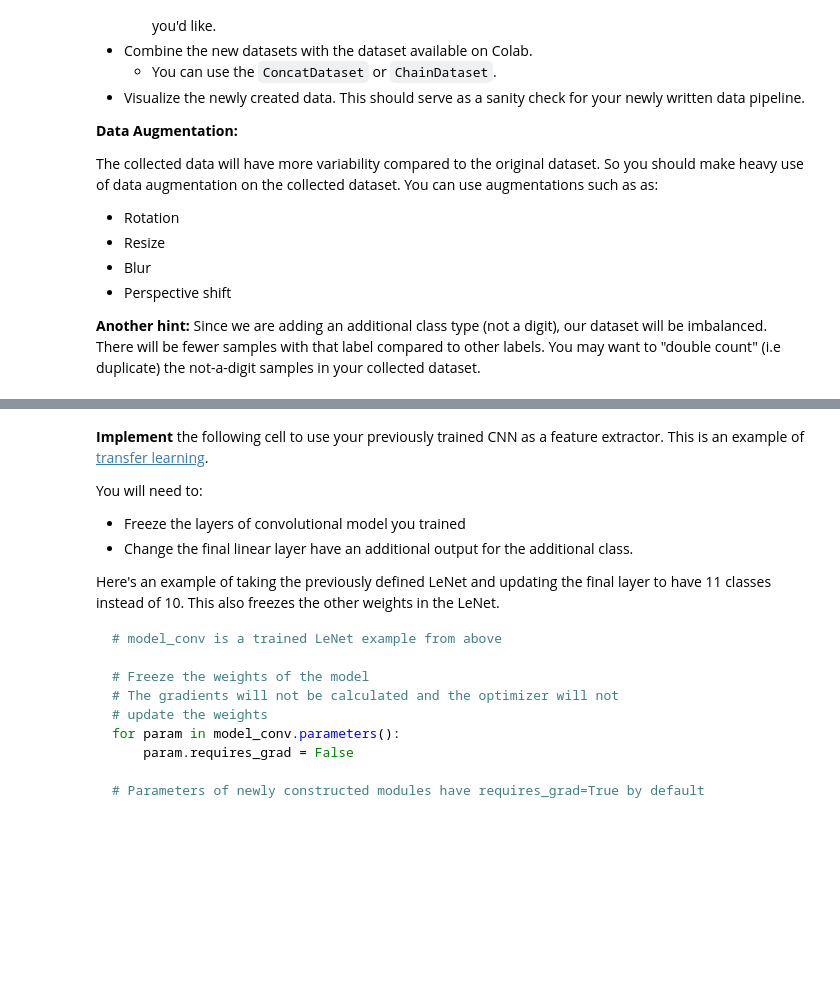
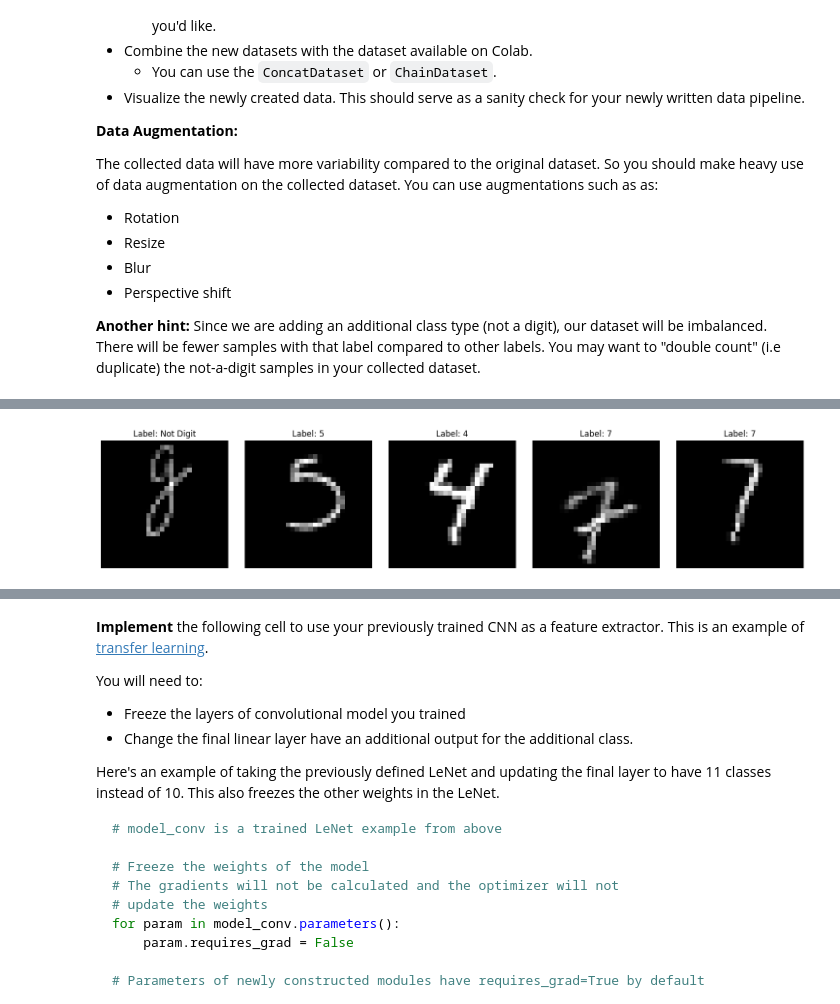
Before and after one commit to amantha6/Chess_Game, a Jupyter notebook: cs480e_2024,3f_assignment3.ipynb, the cells around one changed output, grey strips where cells are left out. Drawn from its saved outputs; the diff is of its cells as text; code cells hidden in the pictures; blank space fills up the shorter version.

```diff
--- a/cs480e_2024,3f_assignment3.ipynb
+++ b/cs480e_2024,3f_assignment3.ipynb
@@ -969,3 +1280,95 @@ So you should make heavy use of data augmentation on the collected dataset. You
 - Perspective shift
 
 **Another hint:** Since we are adding an additional class type (not a digit), our dataset will be imbalanced. There will be fewer samples with that label compared to other labels. You may want to "double count" (i.e duplicate) the not-a-digit samples in your collected dataset.
+# %%
+import torch
+from torch.utils.data import Dataset
+from google.colab import drive
+from torchvision import transforms
+import matplotlib.pyplot as plt
+
+# 1. Mount Google Drive
+drive.mount('/content/drive')
+
+# 2. Helper function to load and parse data
+def _data_parser_helper(csv_file_name):
+    X = []
+    Y = []
+    with open(csv_file_name, 'r') as _file:
+        csv_reader = csv.reader(_file, delimiter=",")
+        for row in csv_reader:
+            Y.append(int(row[0]))
+            X.append([float(i)/255.0 for i in row[1:]])  # Normalize pixel values
+    return (np.array(X), np.array(Y))
+
+# 3. Create Dataset class
+class MNIST580E(Dataset):
+    def __init__(self, is_training=True, transform=None):
+        # Load appropriate dataset
+        if is_training:
+            self._data, self._label = _data_parser_helper('/content/drive/MyDrive/MNIST580E_training.csv')
+        else:
+            self._data, self._label = _data_parser_helper('/content/drive/MyDrive/MNIST580E_test.csv')
+
+        # Reshape data to (N, C, H, W) format
+        self._data = torch.from_numpy(self._data.reshape(-1, 1, 28, 28)).float()
+        self._label = torch.from_numpy(self._label).long()
+        self.transform = transform
+
+    def __len__(self):
+        return len(self._data)
+
+    def __getitem__(self, idx):
+        image = self._data[idx]
+        label = self._label[idx]
+
+        if self.transform:
+            image = self.transform(image)
+
+        return image, label
+
+# 4. Define transforms with augmentation
+transform = transforms.Compose([
+    transforms.RandomRotation(15),
+    transforms.RandomAffine(degrees=0, translate=(0.1, 0.1)),
+    transforms.RandomPerspective(distortion_scale=0.2, p=0.5),
+    transforms.Normalize((0.1307,), (0.3081,))
+])
+
+# 5. Create training and test datasets
+train_dataset = MNIST580E(is_training=True, transform=transform)
+test_dataset = MNIST580E(is_training=False, transform=transform)
+
+# 6. Visualize some samples
+def visualize_samples(dataset, num_samples=5):
+    plt.figure(figsize=(15, 3))
+    for i in range(num_samples):
+        plt.subplot(1, num_samples, i+1)
+        img, label = dataset[i]
+        plt.imshow(img.squeeze(), cmap='gray')
+        plt.title(f'Label: {"Not Digit" if label == 10 else label}')
+        plt.axis('off')
+    plt.tight_layout()
+    plt.show()
+
+print("Dataset samples:")
+visualize_samples(train_dataset)
+
+# Print dataset statistics
+print("\nDataset Statistics:")
+print(f"Training set size: {len(train_dataset)}")
+print(f"Test set size: {len(test_dataset)}")
+
+# Count label distribution
+def count_labels(dataset):
+    labels = []
+    for _, label in dataset:
+        labels.append(label)
+    return torch.tensor(labels)
+
+train_labels = count_labels(train_dataset)
+unique_labels, counts = torch.unique(train_labels, return_counts=True)
+print("\nLabel distribution in training set:")
+for label, count in zip(unique_labels, counts):
+    print(f"Label {'Not Digit' if label == 10 else label}: {count}")
+# %% [output]
@@ -971,0 +1377 @@ So you should make heavy use of data augmentation on the collected dataset. You
+[figure, added]
```
Also changed, not shown: parts of 7 cells of this notebook.
